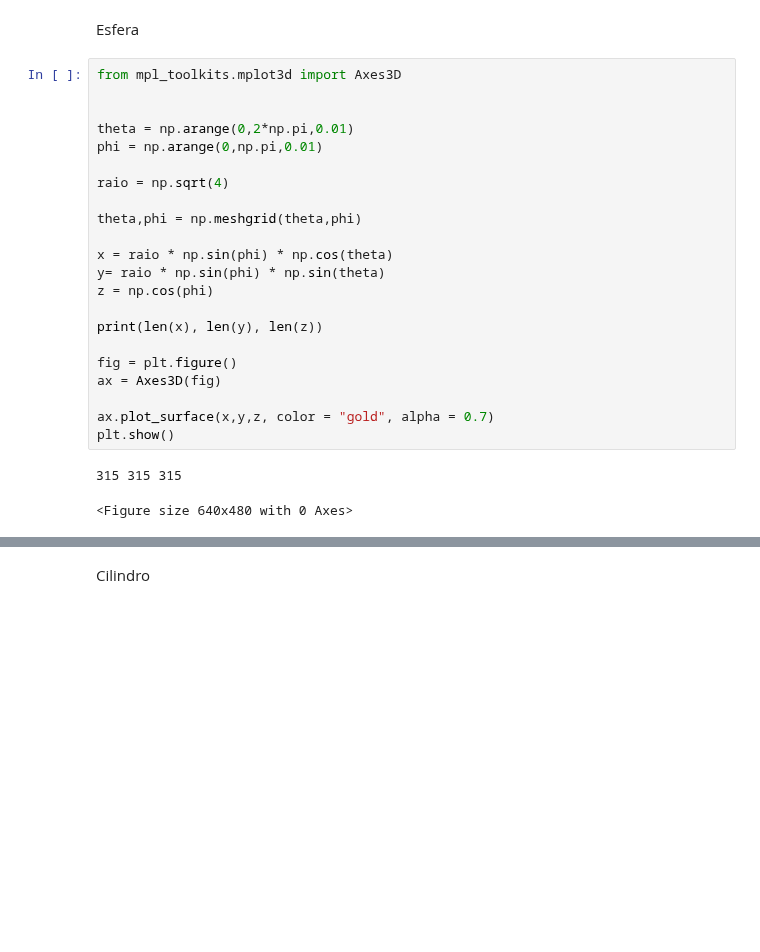
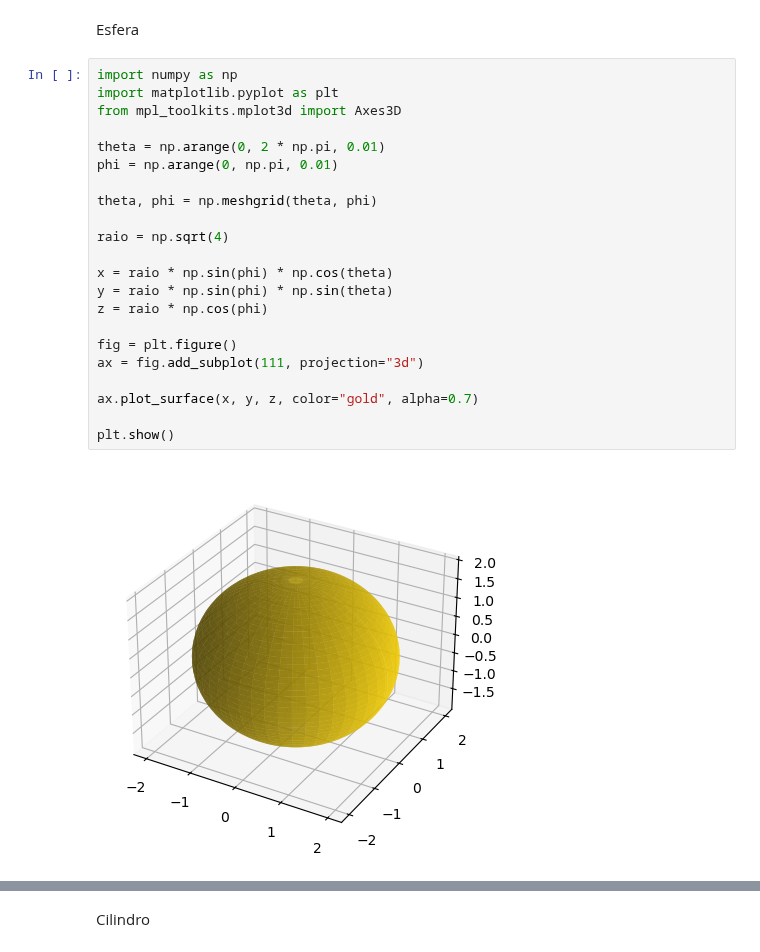
Before and after one commit to PedroVic12/Engenharia-Eletrica-UFF, a Jupyter notebook: SEMESTRES/2024.1/Eletromagnetismo/notebooks/resumo_p1.ipynb, the cells around one changed output, grey strips where cells are left out. Drawn from its saved outputs; the diff is of its cells as text; blank space fills up the shorter version.

```diff
--- a/SEMESTRES/2024.1/Eletromagnetismo/notebooks/resumo_p1.ipynb
+++ b/SEMESTRES/2024.1/Eletromagnetismo/notebooks/resumo_p1.ipynb
@@ -174,27 +174,26 @@ eletromag.plot_vetor(x,y,u,v,0.5,"Campo Magnético")
 # %% [markdown]
 Esfera
 # %%
+import numpy as np
+import matplotlib.pyplot as plt
 from mpl_toolkits.mplot3d import Axes3D
 
+theta = np.arange(0, 2 * np.pi, 0.01)
+phi = np.arange(0, np.pi, 0.01)
 
-theta = np.arange(0,2*np.pi,0.01)
-phi = np.arange(0,np.pi,0.01)
+theta, phi = np.meshgrid(theta, phi)
 
 raio = np.sqrt(4)
 
-theta,phi = np.meshgrid(theta,phi)
-
 x = raio * np.sin(phi) * np.cos(theta)
-y= raio * np.sin(phi) * np.sin(theta)
-z = np.cos(phi)
-
-print(len(x), len(y), len(z))
+y = raio * np.sin(phi) * np.sin(theta)
+z = raio * np.cos(phi)
 
 fig = plt.figure()
-ax = Axes3D(fig)
+ax = fig.add_subplot(111, projection="3d")
 
-ax.plot_surface(x,y,z, color = "gold", alpha = 0.7)
+ax.plot_surface(x, y, z, color="gold", alpha=0.7)
+
 plt.show()
 # %% [output]
-315 315 315
-<Figure size 640x480 with 0 Axes>
+[figure, added]
```
Also changed, not shown: parts of 2 cells of this notebook.
